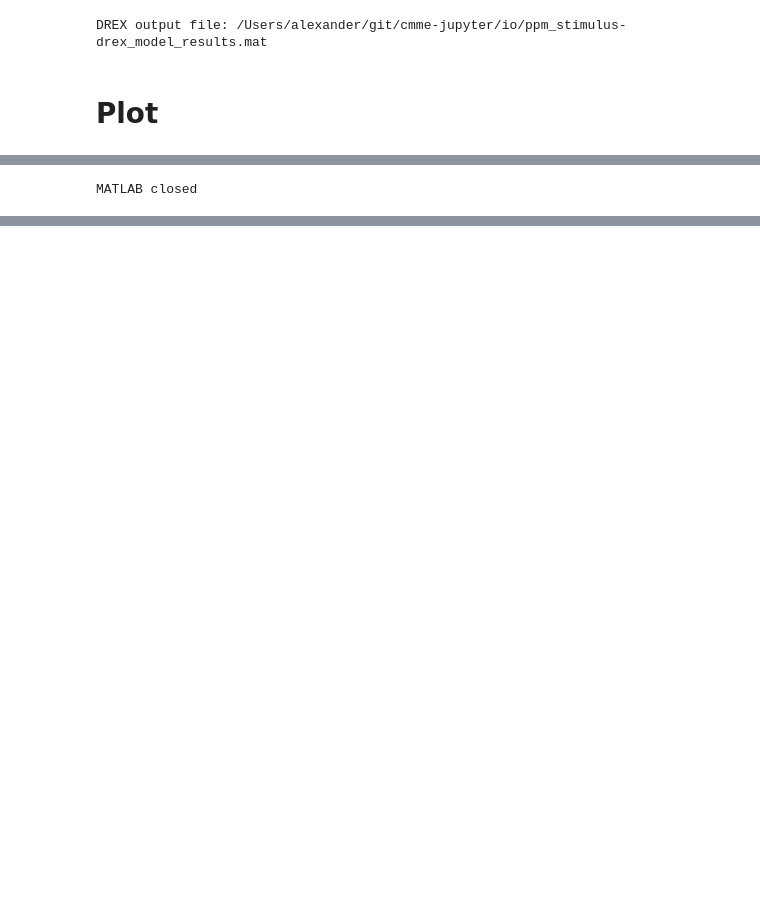
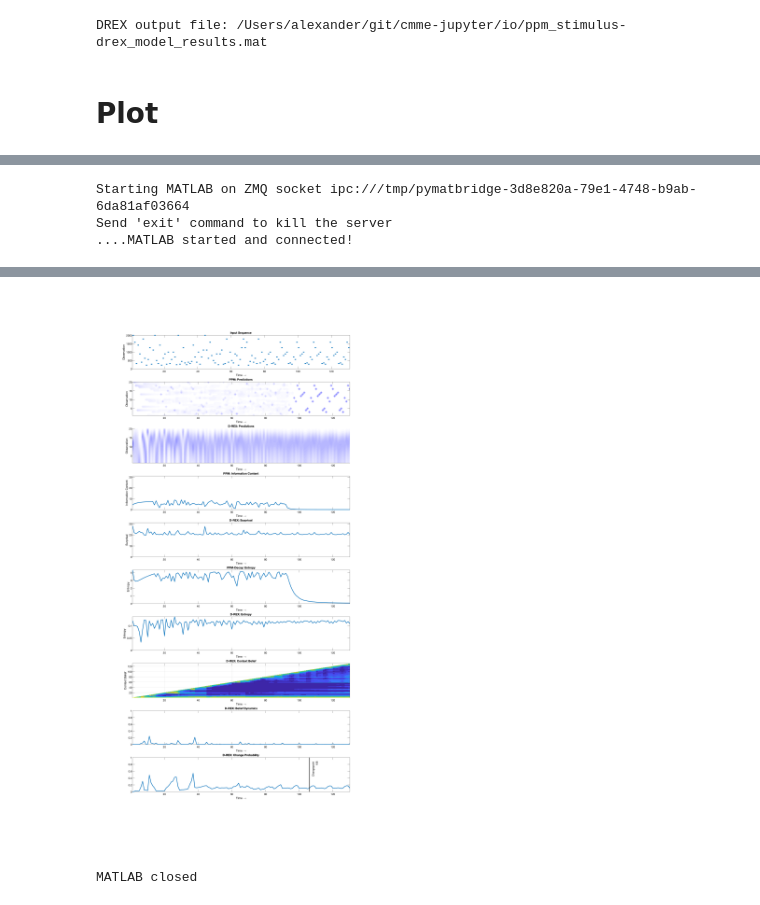
Before and after one commit to lexngu/cmme-jupyter, a Jupyter notebook: stimulus_ppm.ipynb, the cells around one changed output, grey strips where cells are left out. Drawn from its saved outputs; the diff is of its cells as text; code cells hidden in the pictures; blank space fills up the shorter version.

```diff
--- a/stimulus_ppm.ipynb
+++ b/stimulus_ppm.ipynb
@@ -134,9 +135,11 @@ mop_figures = mop.plot_matplotlib()
 # %%
 # Or use MATLAB version of the plot:
-#mop_figures = mop.plot()
+mop_figures = mop.plot()
 
-#from IPython.display import Image
-#for f in mop_figures:
-#    display(Image(filename=f))
+from IPython.display import Image
+for f in mop_figures:
+    display(Image(filename=f))
 # %% [output]
-MATLAB closed
+Starting MATLAB on ZMQ socket ipc:///tmp/pymatbridge-3d8e820a-79e1-4748-b9ab-6da81af03664
+Send 'exit' command to kill the server
+....MATLAB started and connected!
@@ -142,0 +151,2 @@ MATLAB closed
+[figure, added]
+MATLAB closed
```
Also changed, not shown: parts of 4 cells of this notebook, 1 other file.
